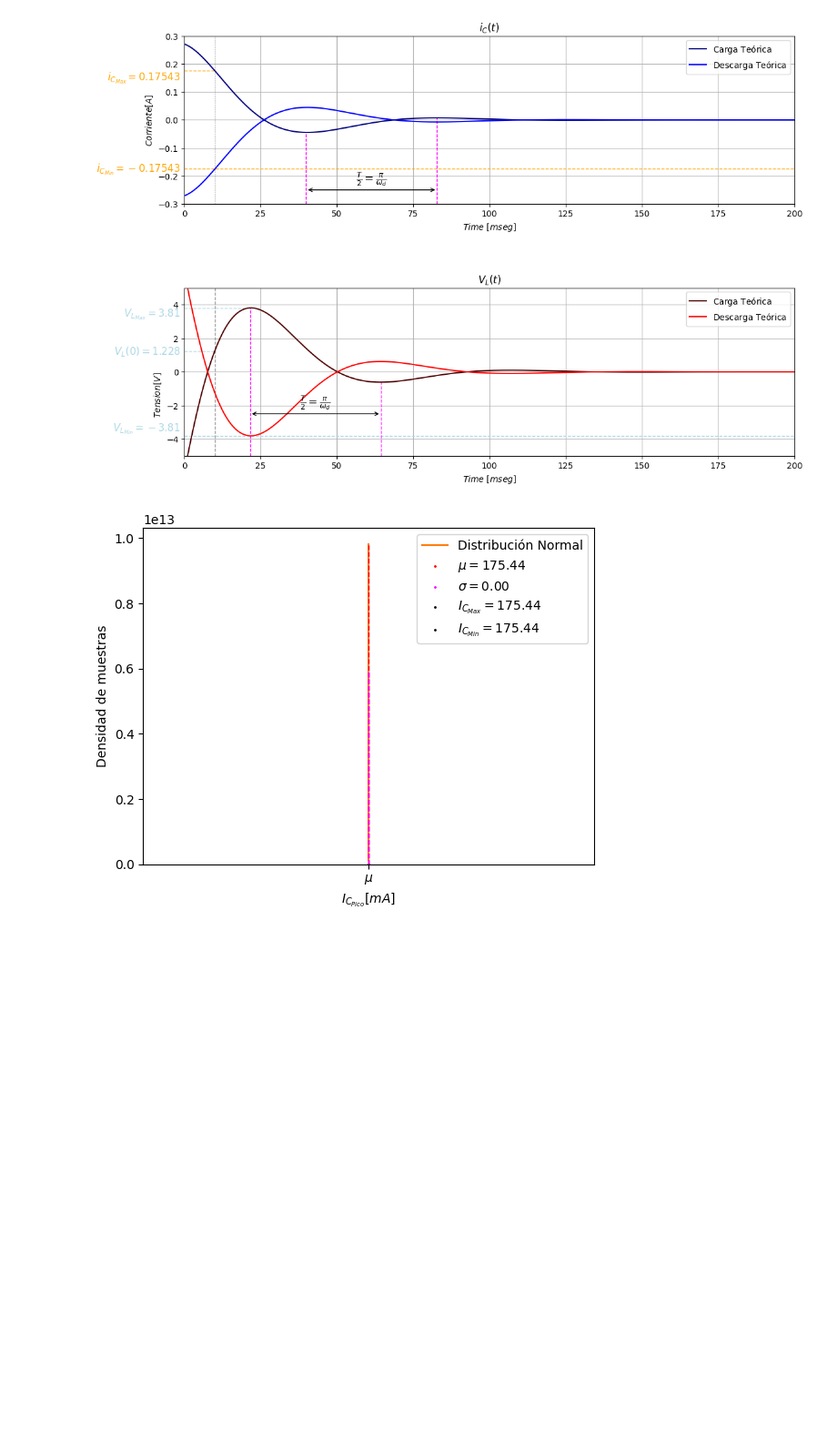
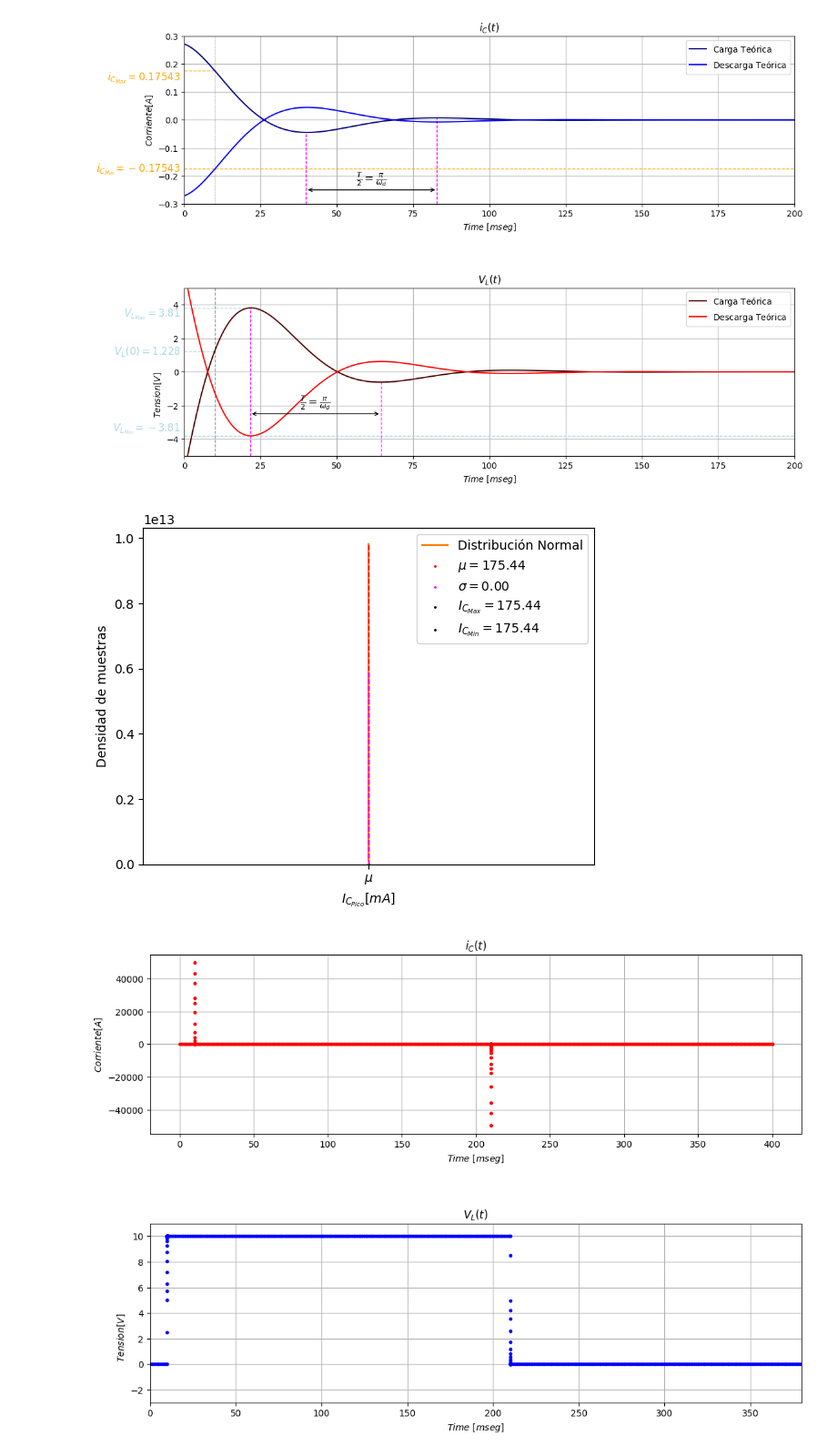
Before and after one commit to NicoBeade/tp_final_electrotecnia, a Jupyter notebook: LTSpice/Graficos Spice.ipynb, the cells around one changed output. Shown at 91% size. Cells and saved outputs as stored; diff of their text form; code cells hidden in the pictures; blank space fills up the shorter version.

Commit message:
Graficos de resistencia 0

```diff
--- a/LTSpice/Graficos Spice.ipynb
+++ b/LTSpice/Graficos Spice.ipynb
@@ -550,3 +550,74 @@ plt.legend()
 #plt.savefig('Graficos\\Histograma R3 V_L.pdf', format='pdf')
 
 plt.show()
+# %%
+import ltspice
+import numpy as np
+import matplotlib.pyplot as plt
+import os
+
+
+OMEGA_D = 73.84
+ALPHA = 0.19
+OMEGA = 85.31
+XI = 0.5
+
+# ----------------------------     Graficos del circuito con valores fijos     --------------------------------------
+
+
+#------------Load the signals from the .raw file
+raw_file = 'Simulación_con_resistencias_0\\Simulacion_SPICE_Resistencias_0.raw'
+l = ltspice.Ltspice(raw_file)
+# Make sure that the .raw file is located in the correct path
+l.parse()
+#-----------------------------------------------
+
+#Parameters for the circuit
+Fs = 2.5
+Ts = 1/Fs
+
+#----------------------------Obtain basic signals
+time = l.get_time()
+time = (time) * 1E+3
+Vcc = l.get_data('V(vcc)')
+Vlplus = l.get_data('V(vl+)')
+Vlminus = l.get_data('V(vl-)')
+Vl = Vlplus - Vlminus
+
+ic = l.get_data('I(C1)')
+id = l.get_data('I(V1)')
+#------------------------------------------------
+
+
+#Set max and min Voltages and currents
+V_upper_limit = 11
+V_lower_limit = -3
+I_upper_limit = 50E3
+I_lower_limit = -50E3
+
+fig = plt.figure(figsize=(13, 9))
+fig.subplots_adjust(hspace=0.5)
+
+#Current plot
+plt.subplot(2, 1, 1)
+plt.title("$i_C(t)$")       #title
+plt.xlabel("$Time\ [m seg]$")
+plt.ylabel("$Corriente [A]$")
+plt.grid()
+
+plt.plot(time , ic, 'r.')
+
+#Voltage plot
+plt.subplot(2, 1, 2)
+plt.title("$V_L(t)$")
+plt.xlabel("$Time\ [m seg]$")
+plt.ylabel("$Tension [V]$", ha = 'right')
+plt.xlim(0, 380)
+plt.ylim(V_lower_limit, V_upper_limit)
+plt.grid()
+
+plt.plot(time , Vl, 'b.')
+# plt.savefig('Graficos circuito Resistencias 0.pdf', format='pdf')
+plt.show()
+# %% [output]
+[figure, added]
```
Also changed, not shown: 5 other files.
